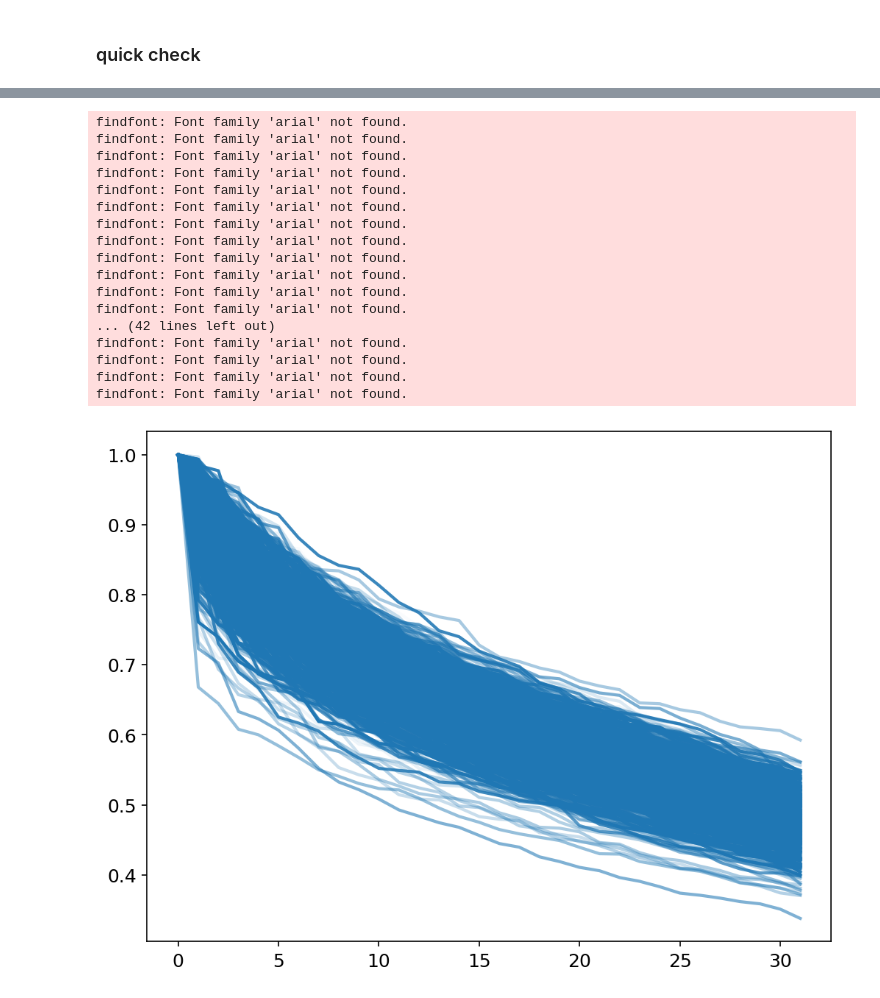
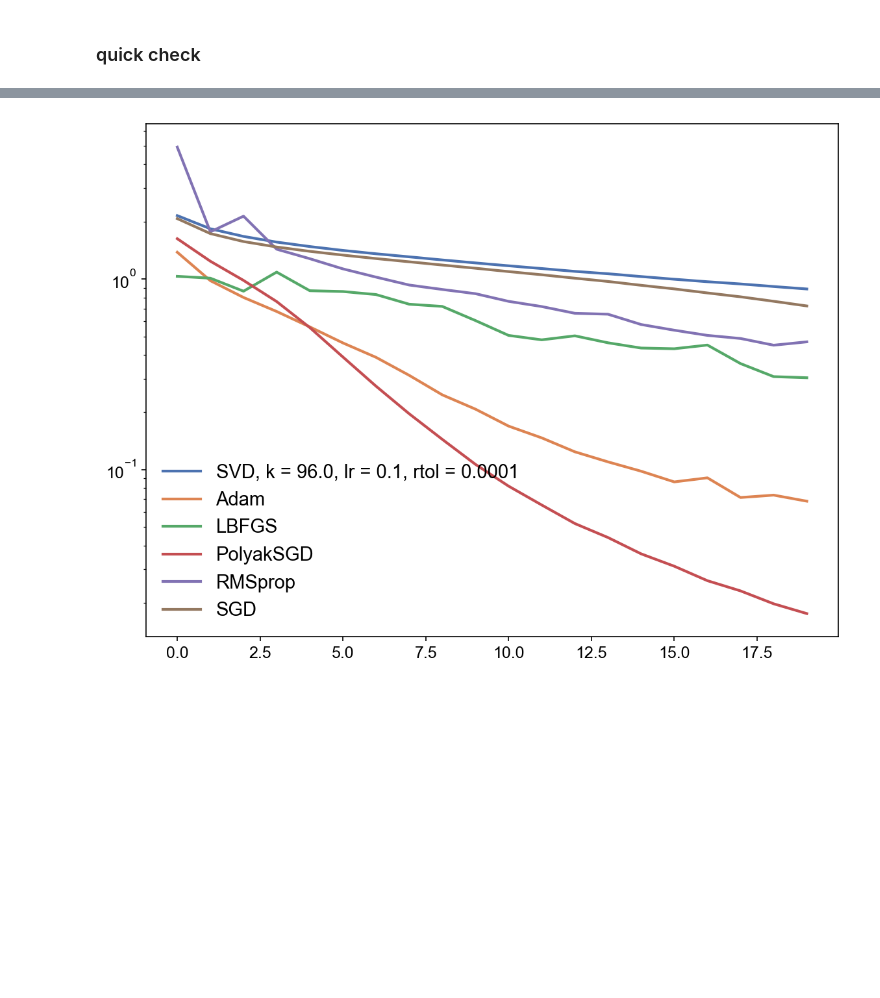
Before and after one commit to sambt/sven-experiments, a Jupyter notebook: analysis/cifar10_analysis.ipynb, the cells around one changed output, grey strips where cells are left out. Drawn from its saved outputs; the diff is of its cells as text; code cells hidden in the pictures; blank space fills up the shorter version.

```diff
--- a/analysis/cifar10_analysis.ipynb
+++ b/analysis/cifar10_analysis.ipynb
@@ -90,27 +91,25 @@ plt.show()
-# %%
-svd_info = df_sven['svd_info'].iloc[0]
-
-plt.figure(figsize=(8,6))
-N = len(svd_info['svs'])
-for i,svs in enumerate(svd_info['svs']):
-    s = np.array(svs)
-    plt.plot(s/s[0],lw=2,alpha=(N-i)/N,color='C0')
-# %% [output]
-findfont: Font family 'arial' not found.
-findfont: Font family 'arial' not found.
-findfont: Font family 'arial' not found.
-findfont: Font family 'arial' not found.
-findfont: Font family 'arial' not found.
-findfont: Font family 'arial' not found.
-findfont: Font family 'arial' not found.
-findfont: Font family 'arial' not found.
-findfont: Font family 'arial' not found.
-findfont: Font family 'arial' not found.
-findfont: Font family 'arial' not found.
-findfont: Font family 'arial' not found.
-... (42 lines left out)
-findfont: Font family 'arial' not found.
-findfont: Font family 'arial' not found.
-findfont: Font family 'arial' not found.
-findfont: Font family 'arial' not found.
-[figure, removed]
+# %%
+colors = sns.color_palette("deep")
+
+fig, ax = plt.subplots(figsize=(8, 6))
+legend_labels = []
+
+# Best SVD
+for i, o in enumerate(['SVD'] + optimizers):
+    opt_df = df[(df['optimizer'] == o) & (df['batch_size'] == bs)]
+    best_row = df.loc[opt_df['final_val_loss'].idxmin()]
+    losses = get_loss_curve(best_row, 'train')
+    label = o
+    if o == 'SVD':
+        label += f", k = {best_row['k']}, lr = {best_row['lr']}, rtol = {best_row['rtol']}"
+    plt.plot(losses, label=label, color=colors[i])
+
+plt.yscale('log')
+plt.legend()
+#plt.xlim([0,100])
+
+plt.tight_layout()
+#plt.savefig(PLOT_DIR / 'train_loss_best.pdf')
+plt.show()
+# %% [output]
+[figure, added]
```
Also changed, not shown: parts of 5 cells of this notebook.
